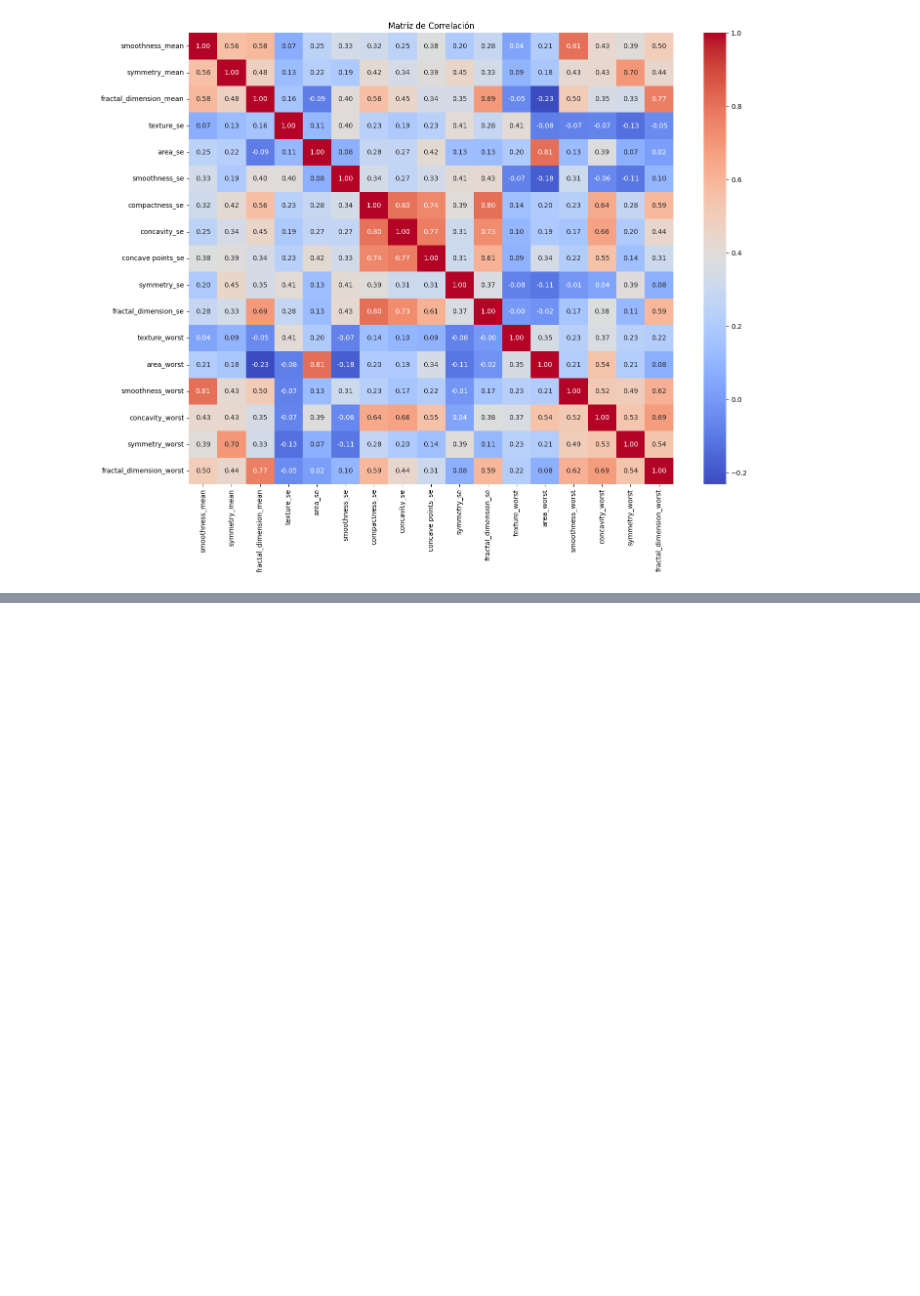
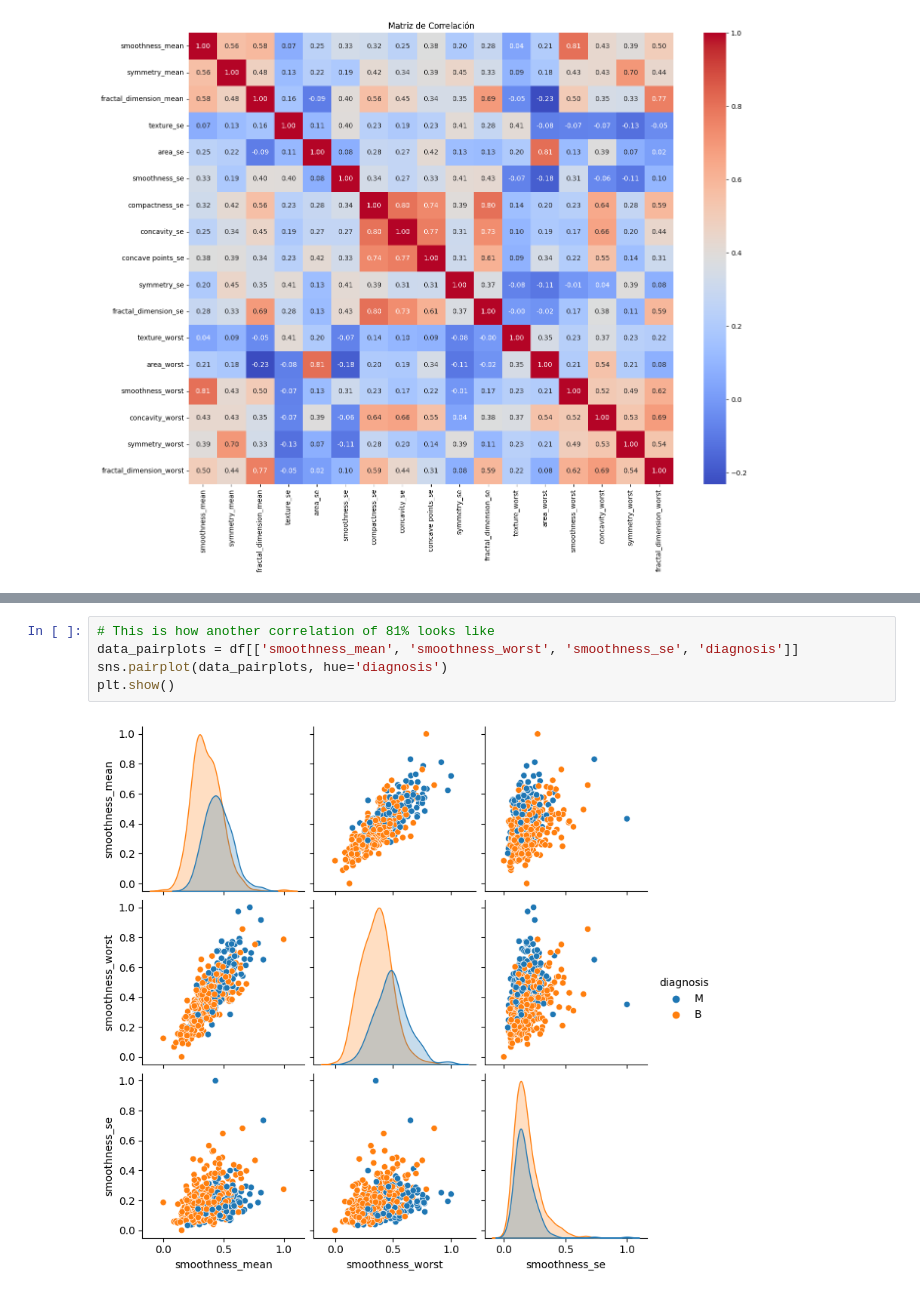
Before and after one commit to SergioManuelJob/BreastCancer-NaiveBayes, a Jupyter notebook: Breast_Cancer_NaiveBayes.ipynb, the cells around one changed output, grey strips where cells are left out. Drawn from its saved outputs; the diff is of its cells as text; blank space fills up the shorter version.

```diff
--- a/Breast_Cancer_NaiveBayes.ipynb
+++ b/Breast_Cancer_NaiveBayes.ipynb
@@ -97,0 +192,7 @@ plt.show()
+# %%
+# This is how another correlation of 81% looks like
+data_pairplots = df[['smoothness_mean', 'smoothness_worst', 'smoothness_se', 'diagnosis']]
+sns.pairplot(data_pairplots, hue='diagnosis')
+plt.show()
+# %% [output]
+[figure, added]
```
Also changed, not shown: parts of 20 cells of this notebook.
